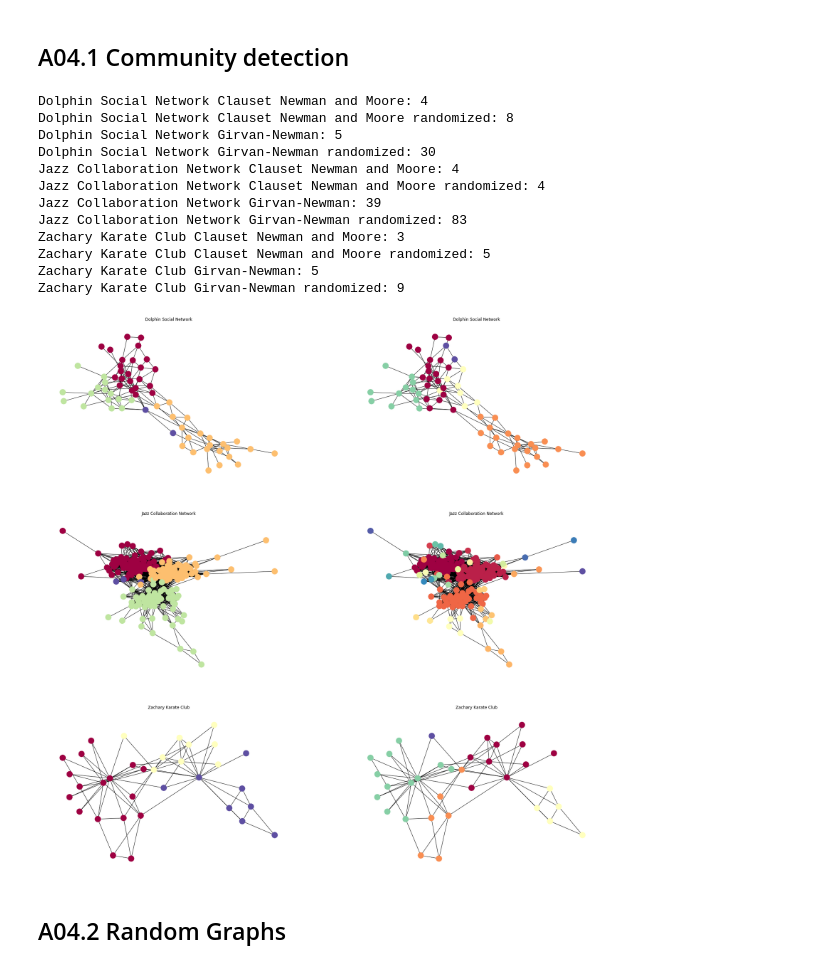
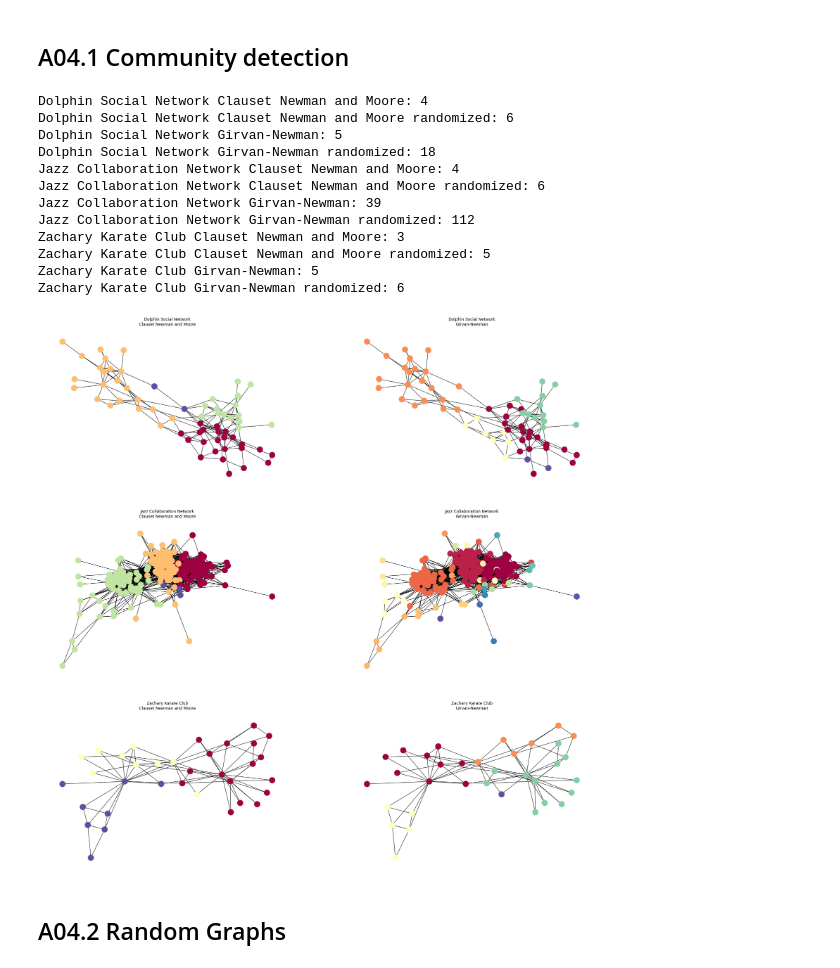
Before and after one commit to raffi07/NetSci22, a Jupyter notebook: NetSci22_A4.ipynb, the cells around one changed output. Saved outputs shown, nothing was run; the diff lists cells and outputs as text; code cells hidden in the pictures.

```diff
--- a/NetSci22_A4.ipynb
+++ b/NetSci22_A4.ipynb
@@ -36,66 +36,80 @@ fgsz = 30
 figure, axis = plt.subplots(3, 2, figsize=(fgsz, fgsz))
 
 for i, (output_str, graph) in enumerate(str_n_graphs):
+
   ax = axis[i % 3, i // 3]
   second_ax = axis[i % 3, (i // 3)+1]
+
   comms = nx.algorithms.community.greedy_modularity_communities(graph)
   comms_amt = len(comms)
+
   color = cm.Spectral(np.linspace(0,1,comms_amt))
   node_colors = [None] * graph.number_of_nodes()
+
   for j, fzset in enumerate(comms):
     for el in fzset:
       node_colors[el] = color[j]
   gn_comms = nx.algorithms.community.girvan_newman(graph)
   max_mod = 0
+
   for c in gn_comms:
     calc_mod = nx.algorithms.community.modularity(graph, c)
     if calc_mod > max_mod:
       max_mod = calc_mod
       max_c = c
+
   gn_comms_amt = len(max_c)
+
   gn_color = cm.Spectral(np.linspace(0,1,gn_comms_amt))
   gn_node_colors = [None] * graph.number_of_nodes()
+
   for k, comm_el in enumerate(max_c):
     for cel in comm_el:
       gn_node_colors[cel] = gn_color[k]
 
   position = nx.spring_layout(graph)
 
   nx.draw(graph, ax=ax, pos=position, node_color = node_colors)
-  ax.set_title(output_str)
+  ax.set_title(output_str+"\nClauset Newman and Moore")
 
   nx.draw(graph, ax=second_ax, pos=position, node_color = gn_node_colors)
-  second_ax.set_title(output_str)
+  second_ax.set_title(output_str+"\nGirvan-Newman")
 
   rnd_graph = nx.algorithms.smallworld.random_reference(graph, niter = 5, connectivity=False)
+
   rnd_comms = nx.algorithms.community.greedy_modularity_communities(rnd_graph)
   rnd_comms_amt = len(rnd_comms)
+
   rnd_gn_comms = nx.algorithms.community.girvan_newman(rnd_graph)
+
   max_mod = 0
+
   for c in rnd_gn_comms:
     calc_mod = nx.algorithms.community.modularity(rnd_graph, c)
     if calc_mod > max_mod:
       max_mod = calc_mod
       max_c = c
+
   rnd_gn_comms_amt = len(max_c)
+
   print(f"{output_str} Clauset Newman and Moore: {comms_amt}")
   print(f"{output_str} Clauset Newman and Moore randomized: {rnd_comms_amt}")
   print(f"{output_str} Girvan-Newman: {gn_comms_amt}")
   print(f"{output_str} Girvan-Newman randomized: {rnd_gn_comms_amt}")
 # %% [output]
 Dolphin Social Network Clauset Newman and Moore: 4
-Dolphin Social Network Clauset Newman and Moore randomized: 8
+Dolphin Social Network Clauset Newman and Moore randomized: 6
 Dolphin Social Network Girvan-Newman: 5
-Dolphin Social Network Girvan-Newman randomized: 30
+Dolphin Social Network Girvan-Newman randomized: 18
 Jazz Collaboration Network Clauset Newman and Moore: 4
-Jazz Collaboration Network Clauset Newman and Moore randomized: 4
+Jazz Collaboration Network Clauset Newman and Moore randomized: 6
 Jazz Collaboration Network Girvan-Newman: 39
-Jazz Collaboration Network Girvan-Newman randomized: 83
+Jazz Collaboration Network Girvan-Newman randomized: 112
 Zachary Karate Club Clauset Newman and Moore: 3
 Zachary Karate Club Clauset Newman and Moore randomized: 5
 Zachary Karate Club Girvan-Newman: 5
-Zachary Karate Club Girvan-Newman randomized: 9
+Zachary Karate Club Girvan-Newman randomized: 6
-[figure, old version]
+[figure, new version]
 # %% [markdown]
 ## A04.2 Random Graphs
 # %% [markdown]
```
Also changed, not shown: parts of 3 cells of this notebook.
